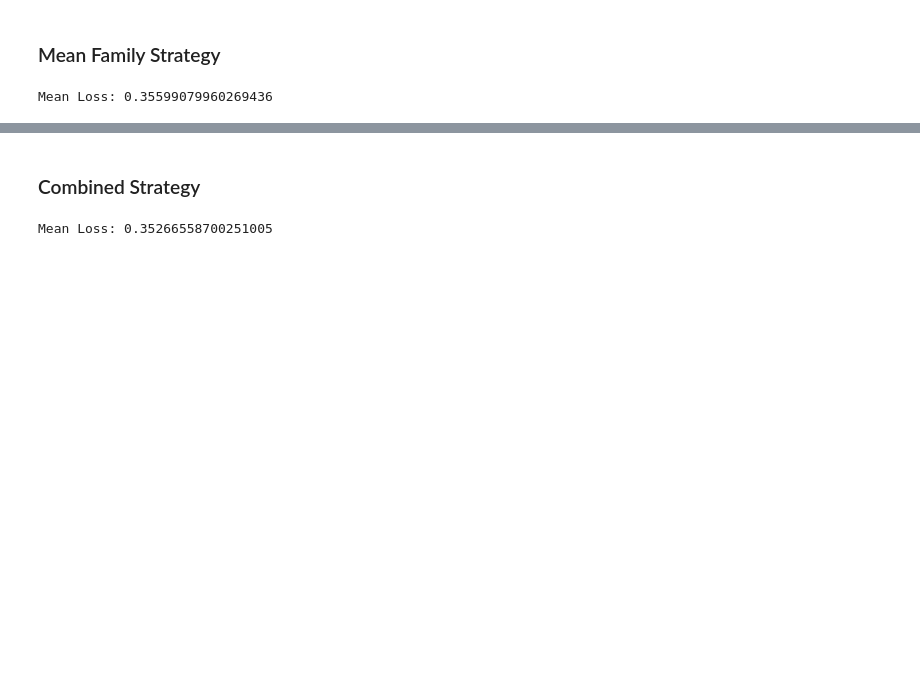
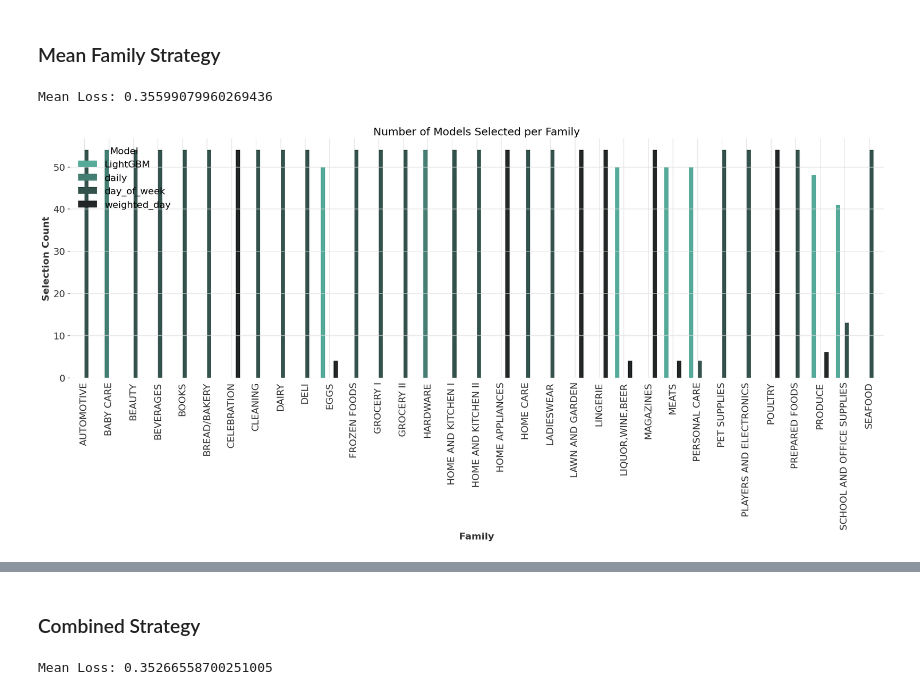
Before and after one commit to Tikhon-Radkevich/Store-Sales, a Jupyter notebook: notebooks/explore/advanced_predictor.ipynb, the cells around one changed output, grey strips where cells are left out. Drawn from its saved outputs; the diff is of its cells as text; code cells hidden in the pictures; blank space fills up the shorter version.

```diff
--- a/notebooks/explore/advanced_predictor.ipynb
+++ b/notebooks/explore/advanced_predictor.ipynb
@@ -139,2 +143,7 @@ print(f"Mean Loss: {family_mean_loss_no_std.mean()}")
 # %% [output]
 Mean Loss: 0.35599079960269436
+# %%
+optimal_indices = advanced_predictor.get_optimal_model_ids(strategy="mean_family")
+advanced_predictor.make_model_selection_plot(optimal_indices)
+# %% [output]
+[figure, added]
```
Also changed, not shown: parts of 13 cells of this notebook.
